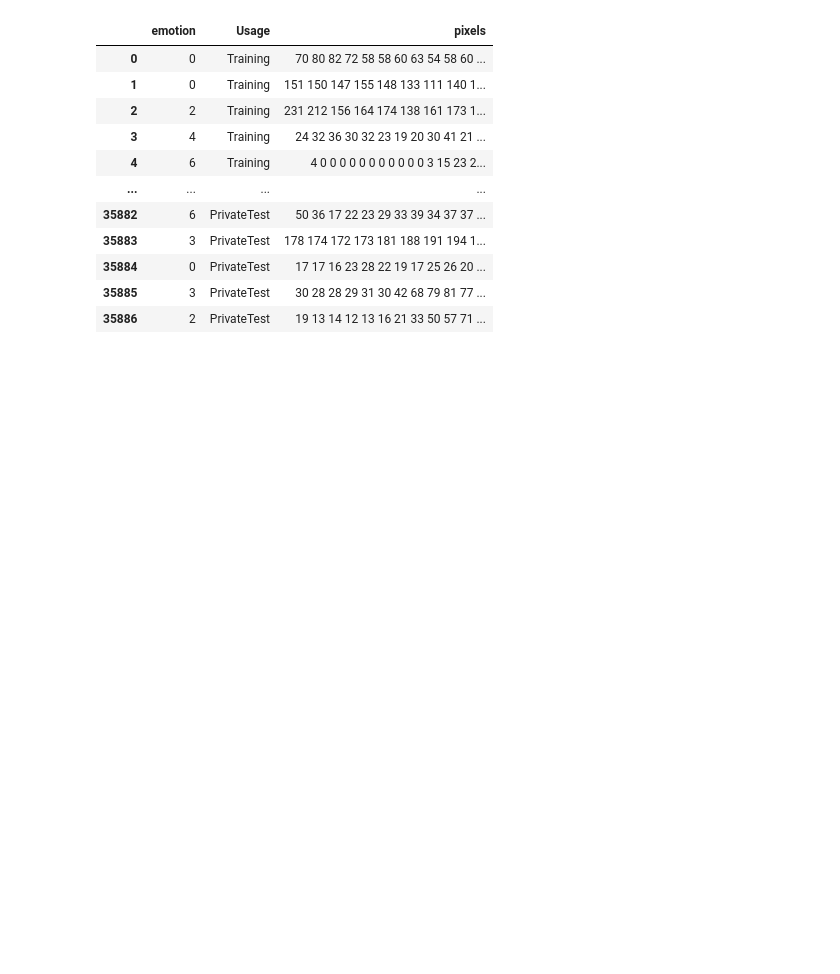
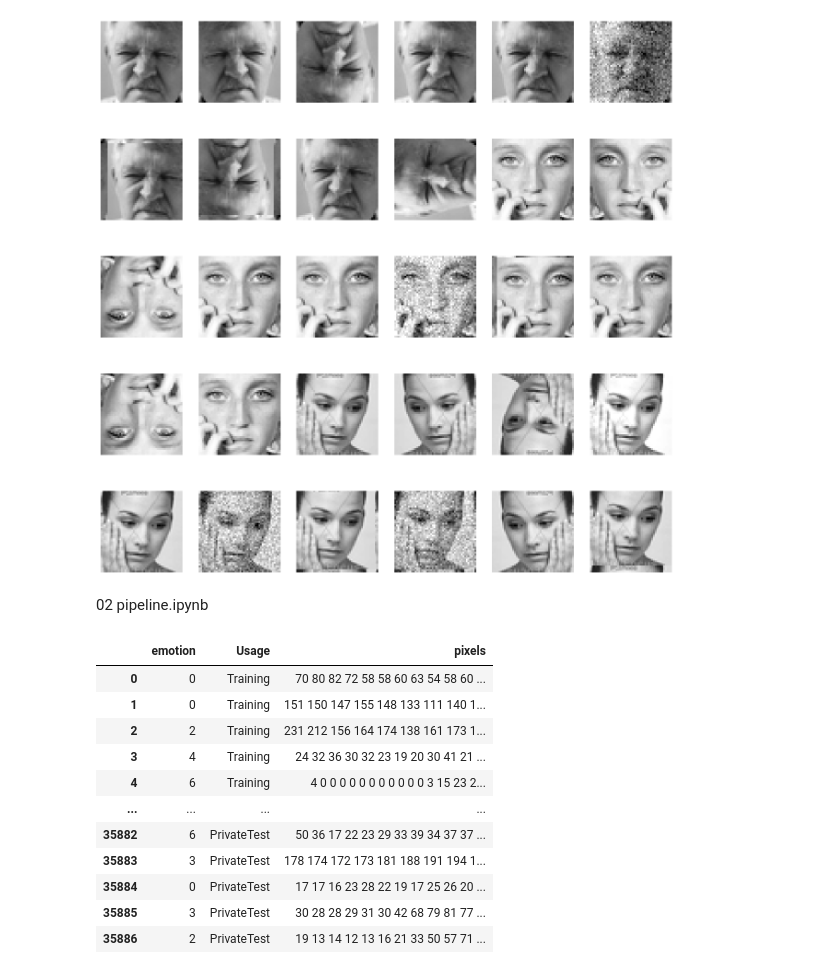
Before and after one commit to Andrewnolan13/AdvancedAI, a Jupyter notebook: CA2/notebooks/03 collabNotebook.ipynb, the cells around one changed output. Saved outputs shown, nothing was run; the diff lists cells and outputs as text; code cells hidden in the pictures; blank space fills up the shorter version.

```diff
--- a/CA2/notebooks/03 collabNotebook.ipynb
+++ b/CA2/notebooks/03 collabNotebook.ipynb
@@ -76,0 +227,18 @@ df_test.to_pickle('../data/02 Processed/testData.pkl')
+# %%
+testDF = pd.DataFrame(data = dict(emotion = df.emotion[:3].values.tolist(), pixels = df.pixels[:3].values.tolist()))
+augmentations = []
+for augmentedBatch in testShape:
+    res = ''
+    for img in augmentedBatch:
+        res += ' '.join(map(str, img.flatten())) + '\n'
+    res = res.strip()
+    augmentations.append(res)
+
+testDF["augmentated_pixels"] = augmentations
+
+(
+    testDF
+    .assign(augmentated_pixels = lambda s: s.augmentated_pixels.str.split("\n"))
+    .explode("augmentated_pixels")
+
+)
@@ -76,0 +263,15 @@ df_test.to_pickle('../data/02 Processed/testData.pkl')
+# %%
+
+test_ims = (
+    testDF
+    .assign(augmentated_pixels = lambda s: s.augmentated_pixels.str.split("\n"))
+    .explode("augmentated_pixels")
+    .augmentated_pixels.str.split().explode().astype(int).values.reshape(-1,48,48)
+)
+
+fig, axes = plt.subplots(5, 6, figsize=(16,16))
+for ax, img in zip(axes.flatten(), test_ims):
+    ax.imshow(img, cmap="gray")
+    ax.axis("off")
+# %% [output]
+[figure, added]
@@ -77,3 +324,5 @@ df_test.to_pickle('../data/02 Processed/testData.pkl')
+# %% [markdown]
+02 pipeline.ipynb
 # %%
 import torch
 import torch.nn as nn
```
Also changed, not shown: parts of 17 cells of this notebook.
